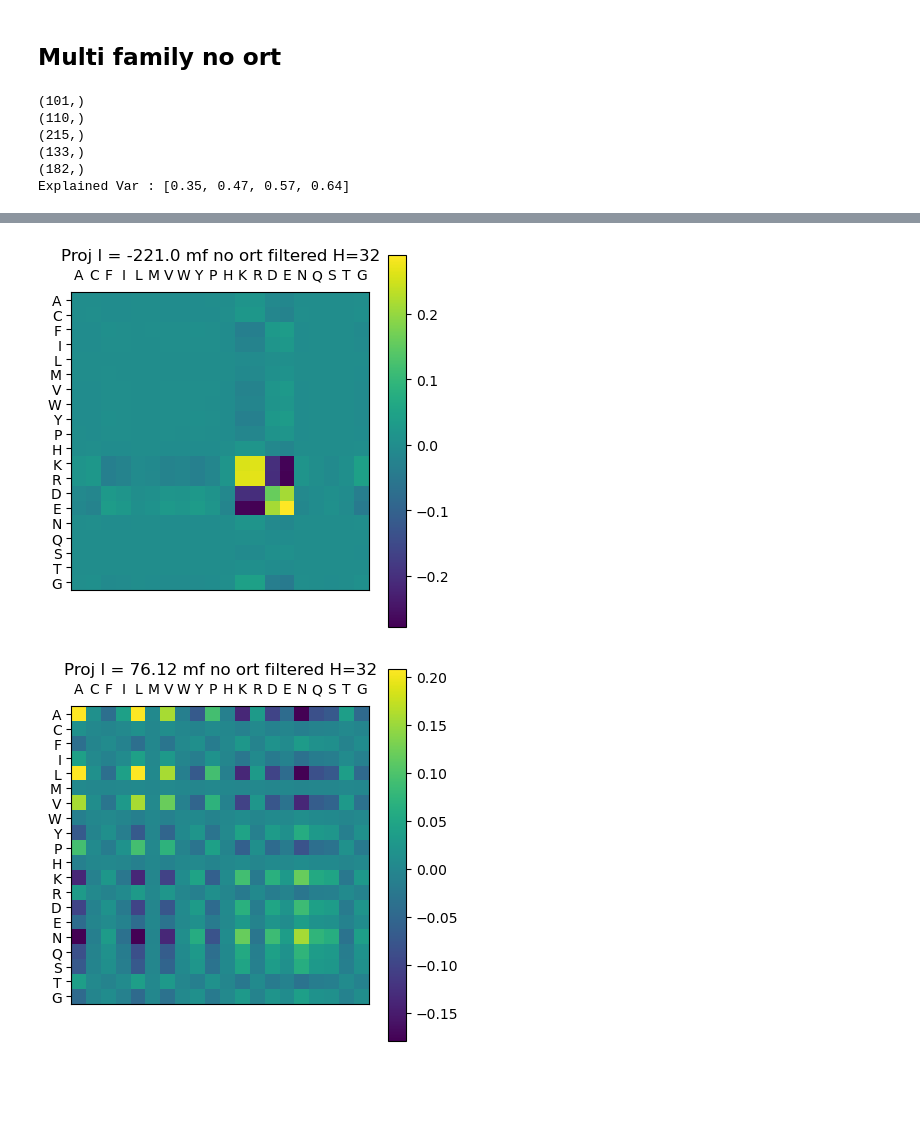
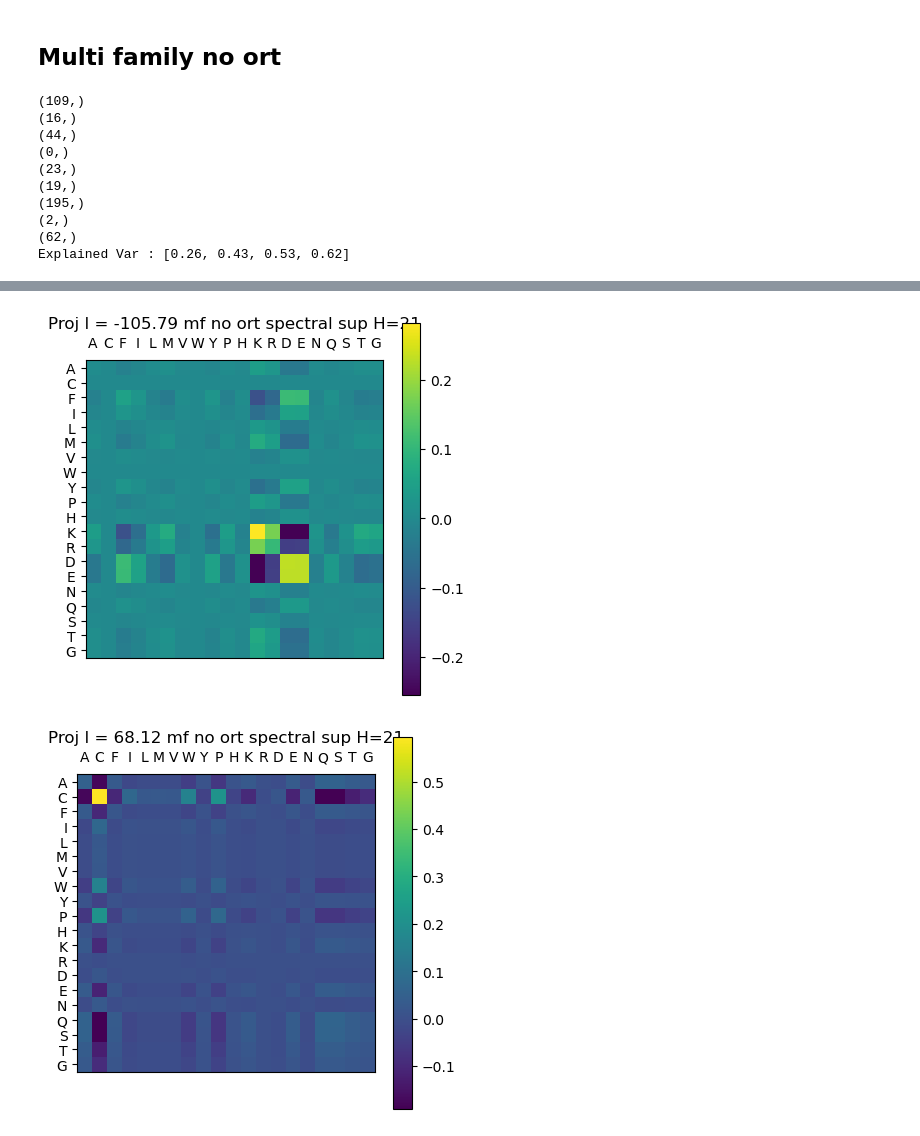
Before and after one commit to leonardodibari/HopfieldDCA.jl, a Jupyter notebook: notebooks/int_matrix.ipynb, the cells around one changed output, grey strips where cells are left out. Drawn from its saved outputs; the diff is of its cells as text; code cells hidden in the pictures; blank space fills up the shorter version.

```diff
--- a/notebooks/int_matrix.ipynb
+++ b/notebooks/int_matrix.ipynb
@@ -239,21 +359,23 @@ Explained Var : [0.26, 0.49, 0.63, 0.73]
 # %% [markdown]
 ## Multi family no ort
 # %%
-@load "../../multi_fam/H32η0.5λ0.001/mf_pars14_H32η0.5λ0.001T60.jld2"
+@load "../../multi_fam/ortfalse_H21η0.05λ0.001/mf_pars14_H21η0.05λ0.001T40.jld2"
+fs = [14, 90, 105, 131, 200, 412, 1807, 2953, 7648]
+structfiles = [joinpath("../", structs_dict[f]) for f in fs]
 m1 = m ; n_eig = 4;
-structfiles = ["../../DataAttentionDCA/data/PF00014/PF00014_struct.dat",
-    "../../DataAttentionDCA/data/PF00035/Atomic_distances_PF00035.dat",
-    "../../DataAttentionDCA/data/PF00076/PF00076_struct.dat",
-    "../../DataAttentionDCA/data/PF00677/Atomic_distances_PF00677.dat",
-    "../../DataAttentionDCA/data/PF00763/Atomic_distances_PF00763.dat"]
+
 
 aa = get_filt_mat_mf(m1.Ks, m1.V, structfiles, ppv_cutoff = 0.8)
-eigen_an(aa, n_eig, tit = "mf no ort filtered H=32")
+eigen_an(aa, n_eig, tit = "mf no ort spectral sup H=21")
 ;
 # %% [output]
-(101,)
-(110,)
-(215,)
-(133,)
-(182,)
-Explained Var : [0.35, 0.47, 0.57, 0.64]
+(109,)
+(16,)
+(44,)
+(0,)
+(23,)
+(19,)
+(195,)
+(2,)
+(62,)
+Explained Var : [0.26, 0.43, 0.53, 0.62]
@@ -262,2 +384,2 @@ Explained Var : [0.35, 0.47, 0.57, 0.64]
-[figure, old version]
+[figure, new version]
-[figure, old version]
+[figure, new version]
```
Also changed, not shown: parts of 14 cells of this notebook, 3 other files.
